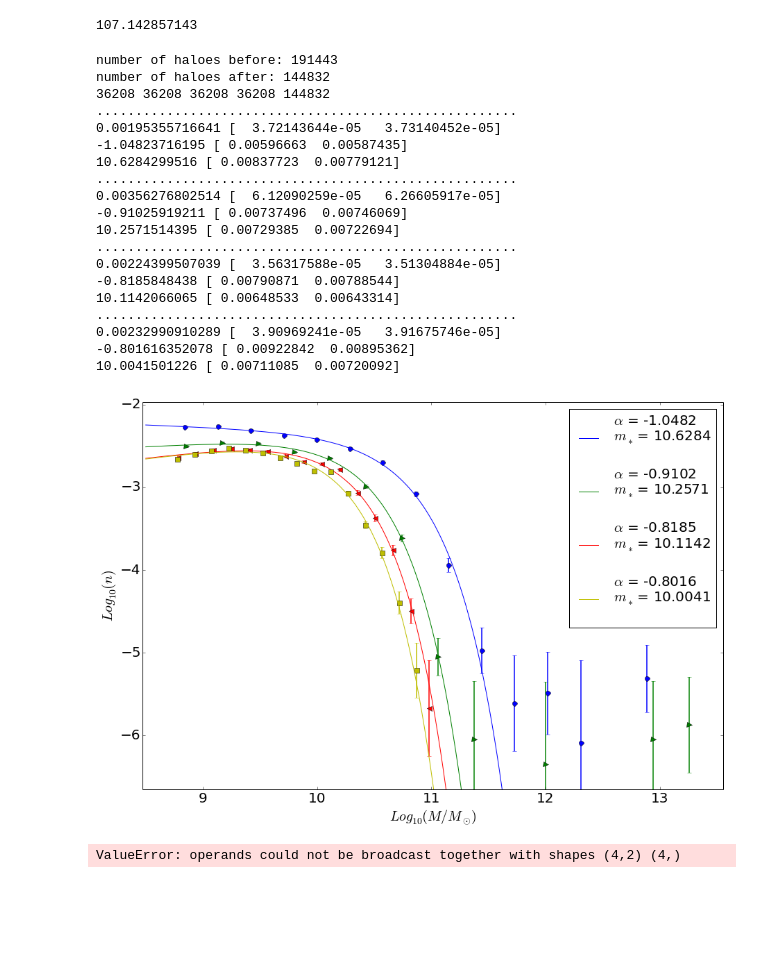
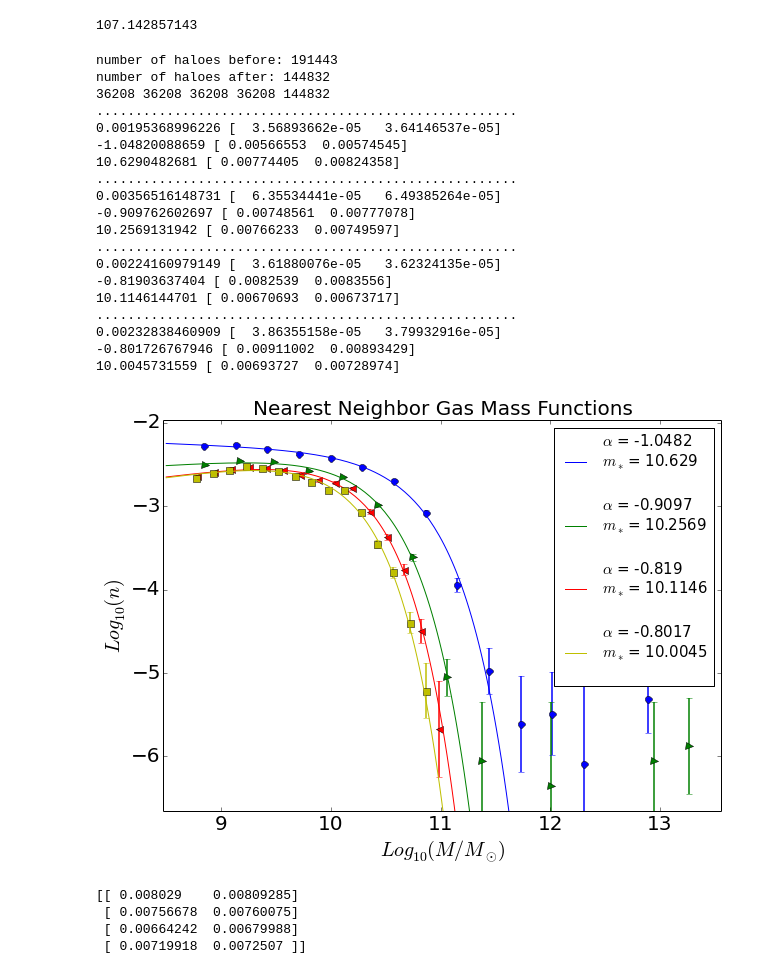
Before and after one commit to jdprada1760/Cornell_Summer, a Jupyter notebook: Illustris_Run/Code/MCMCfits.ipynb, the cells around one changed output. Saved outputs shown, nothing was run; the diff lists cells and outputs as text; code cells hidden in the pictures; blank space fills up the shorter version.

Commit message:
Other mass functions

```diff
--- a/Illustris_Run/Code/MCMCfits.ipynb
+++ b/Illustris_Run/Code/MCMCfits.ipynb
@@ -271,32 +283,35 @@ def fitMCMC(tmp):
     fit = map(lambda v: (v[1], v[2]-v[1], v[1]-v[0]), zip(*np.percentile(samples, [16, 50, 84],axis=0)))
     return array(fit),samples
 # %%
-loadHaloes("../data/nnEnv/env1.data",3.0,0,10**(8.7))
+loadHaloes("../data/nnEnv/env1.data","Masses1.csv",3.0,0,10**(8.7))
 #histo(15)
-a = SchtrGraph2(15)
+a = SchtrGraph2(15,"quartilesGas","Nearest Neighbor Gas Mass Functions",True)
 # %% [output]
 number of haloes before: 191443
 number of haloes after: 144832
 36208 36208 36208 36208 144832
 ......................................................
-0.00195355716641 [  3.72143644e-05   3.73140452e-05]
--1.04823716195 [ 0.00596663  0.00587435]
-10.6284299516 [ 0.00837723  0.00779121]
+0.00195368996226 [  3.56893662e-05   3.64146537e-05]
+-1.04820088659 [ 0.00566553  0.00574545]
+10.6290482681 [ 0.00774405  0.00824358]
 ......................................................
-0.00356276802514 [  6.12090259e-05   6.26605917e-05]
--0.91025919211 [ 0.00737496  0.00746069]
-10.2571514395 [ 0.00729385  0.00722694]
+0.00356516148731 [  6.35534441e-05   6.49385264e-05]
+-0.909762602697 [ 0.00748561  0.00777078]
+10.2569131942 [ 0.00766233  0.00749597]
 ......................................................
-0.00224399507039 [  3.56317588e-05   3.51304884e-05]
--0.8185848438 [ 0.00790871  0.00788544]
-10.1142066065 [ 0.00648533  0.00643314]
+0.00224160979149 [  3.61880076e-05   3.62324135e-05]
+-0.81903637404 [ 0.0082539  0.0083556]
+10.1146144701 [ 0.00670693  0.00673717]
 ......................................................
-0.00232990910289 [  3.90969241e-05   3.91675746e-05]
--0.801616352078 [ 0.00922842  0.00895362]
-10.0041501226 [ 0.00711085  0.00720092]
+0.00232838460909 [  3.86355158e-05   3.79932916e-05]
+-0.801726767946 [ 0.00911002  0.00893429]
+10.0045731559 [ 0.00693727  0.00728974]
-[figure, old version]
+[figure, new version]
 # %%
 alph,dalph,ms,dms = a
-print array(dms).T-ms
+print dms.T
 # %% [output]
-ValueError: operands could not be broadcast together with shapes (4,2) (4,)
+[[ 0.008029    0.00809285]
+ [ 0.00756678  0.00760075]
+ [ 0.00664242  0.00679988]
+ [ 0.00719918  0.0072507 ]]
```
Also changed, not shown: parts of 7 cells of this notebook, 1 other file.
